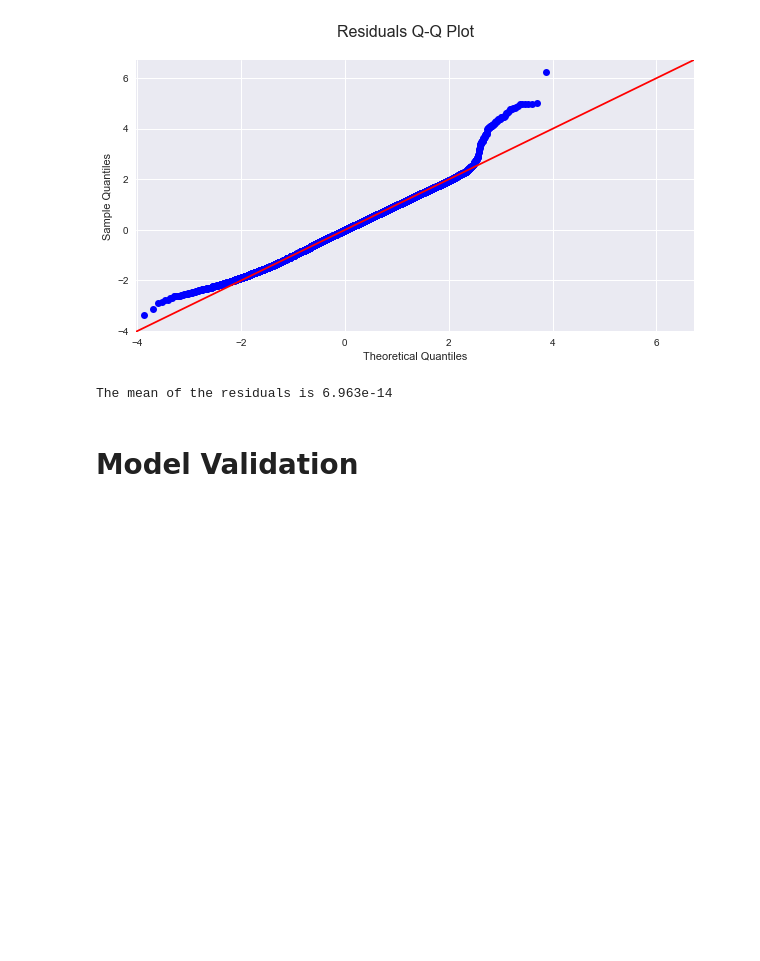
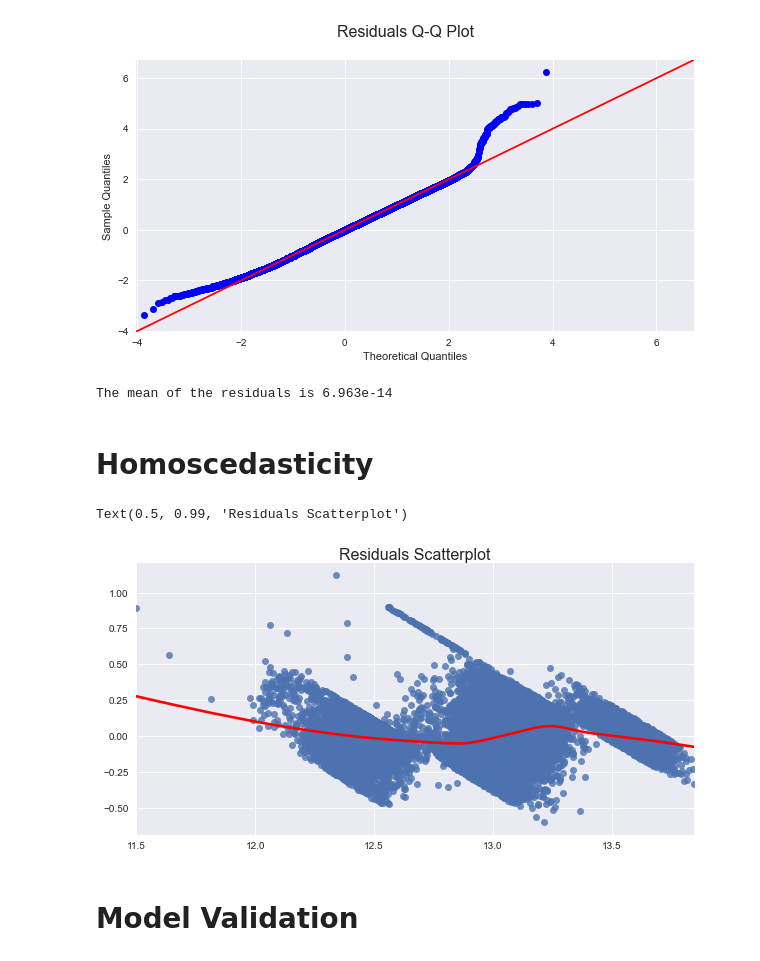
Before and after one commit to MJ-AllDay-67/Project_2_Regression, a Jupyter notebook: regression_notebook.ipynb, the cells around one changed output. Saved outputs shown, nothing was run; the diff lists cells and outputs as text; code cells hidden in the pictures; blank space fills up the shorter version.

Commit message:
added plot

```diff
--- a/regression_notebook.ipynb
+++ b/regression_notebook.ipynb
@@ -1018,3 +1018,12 @@ mean_residuals = sum(model5.resid)/ len(model5.resid)
 print("The mean of the residuals is {:.4}".format(mean_residuals))
 # %% [output]
 The mean of the residuals is 6.963e-14
+# %% [markdown]
+# Homoscedasticity
+# %%
+plt.figure(figsize=(10,5))
+sns.regplot(x=model5.predict(), y=model5.resid, lowess=True, line_kws={'color': 'red'})
+plt.title('Residuals Scatterplot', fontsize=16, y=.99)
+# %% [output]
+Text(0.5, 0.99, 'Residuals Scatterplot')
+[figure, added]
```
Also changed, not shown: parts of 7 cells of this notebook.
